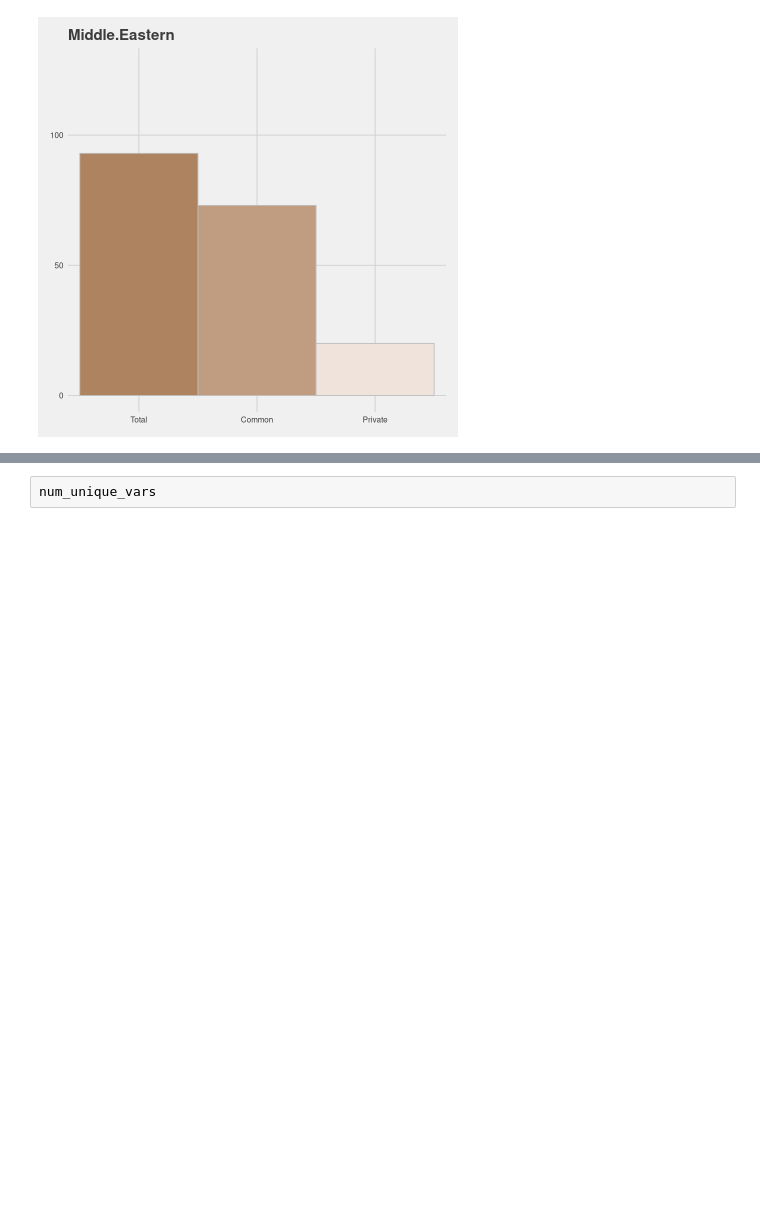
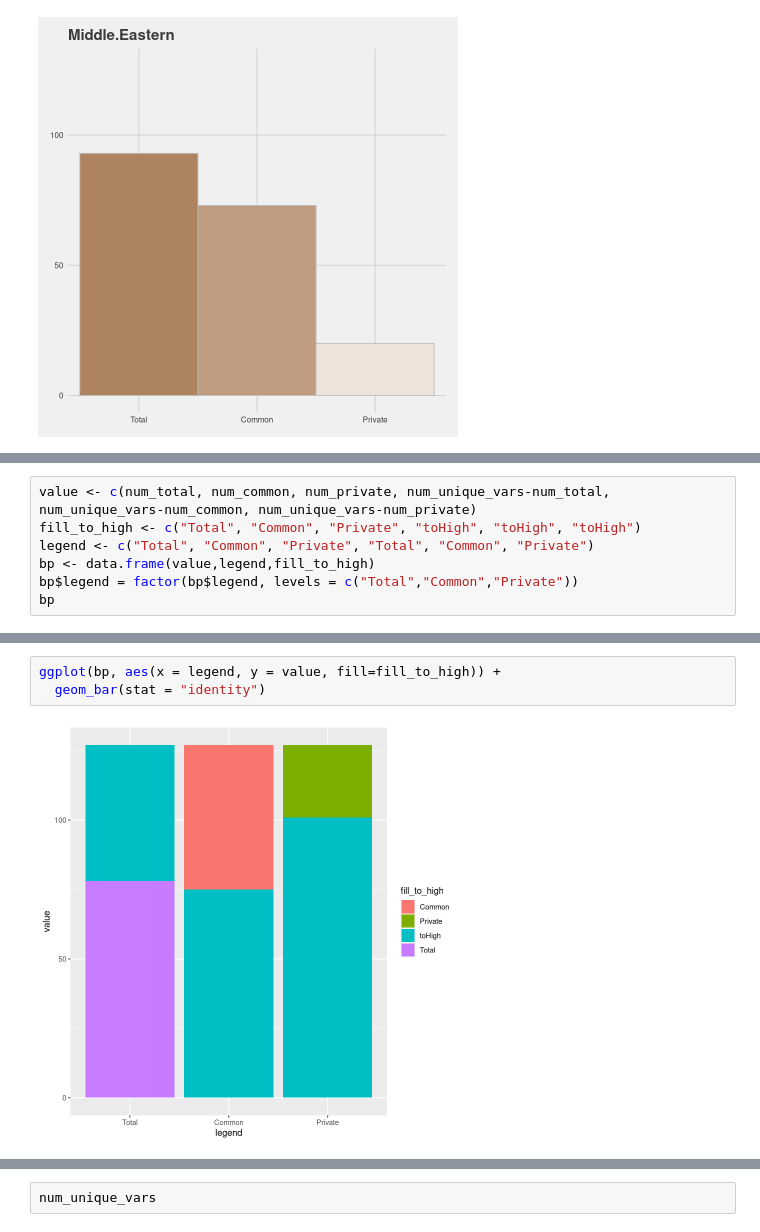
Before and after one commit to bioinfo-hcpa/pynoma, a Jupyter notebook: notebooks/barcharts.ipynb, the cells around one changed output, grey strips where cells are left out. Cells and saved outputs as stored; diff of their text form; blank space fills up the shorter version.

```diff
--- a/notebooks/barcharts.ipynb
+++ b/notebooks/barcharts.ipynb
@@ -462,0 +527,7 @@ plot_all_upper_bound_indicated(pops_vars, pop_colors)
+# %%
+value <- c(num_total, num_common, num_private, num_unique_vars-num_total, num_unique_vars-num_common, num_unique_vars-num_private)
+fill_to_high <- c("Total", "Common", "Private", "toHigh", "toHigh", "toHigh")
+legend <- c("Total", "Common", "Private", "Total", "Common", "Private")
+bp <- data.frame(value,legend,fill_to_high)
+bp$legend = factor(bp$legend, levels = c("Total","Common","Private"))
+bp
@@ -462,0 +593,5 @@ plot_all_upper_bound_indicated(pops_vars, pop_colors)
+# %%
+ggplot(bp, aes(x = legend, y = value, fill=fill_to_high)) +
+  geom_bar(stat = "identity")
+# %% [output]
+[figure, added]
```
Also changed, not shown: parts of 12 cells of this notebook.
